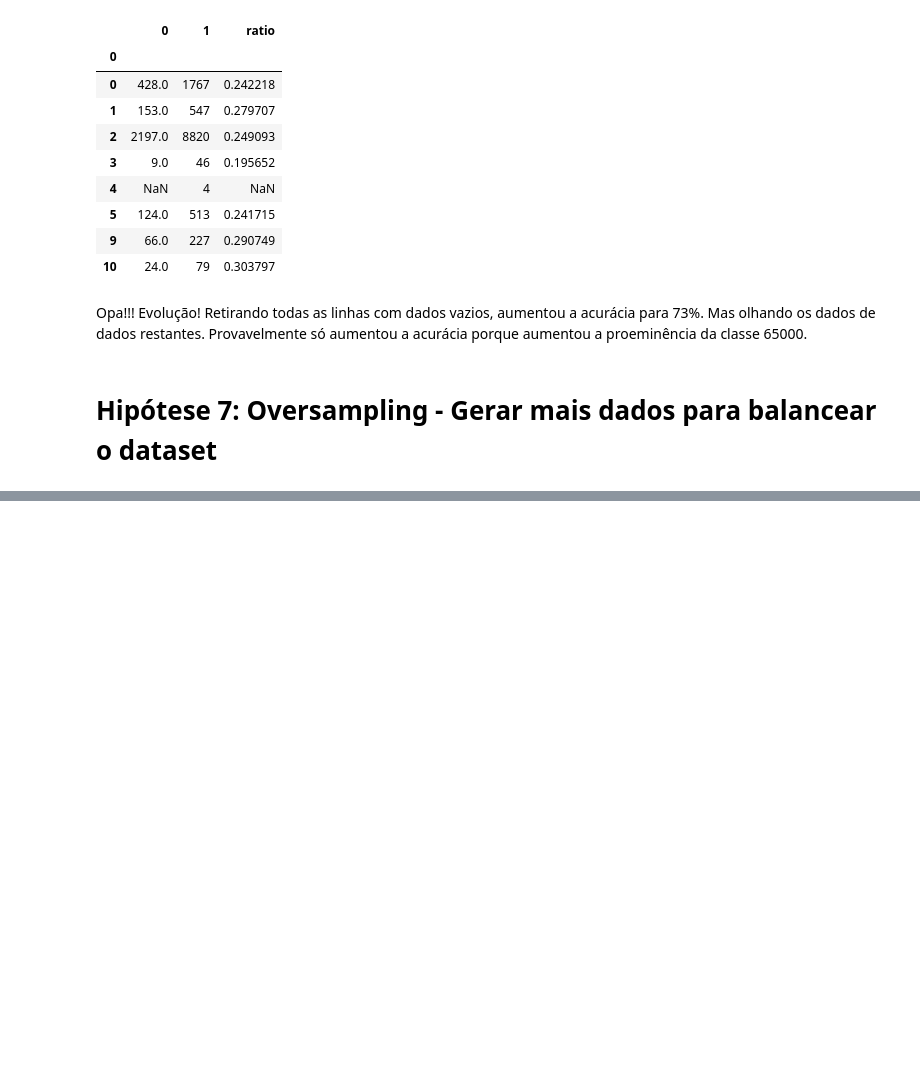
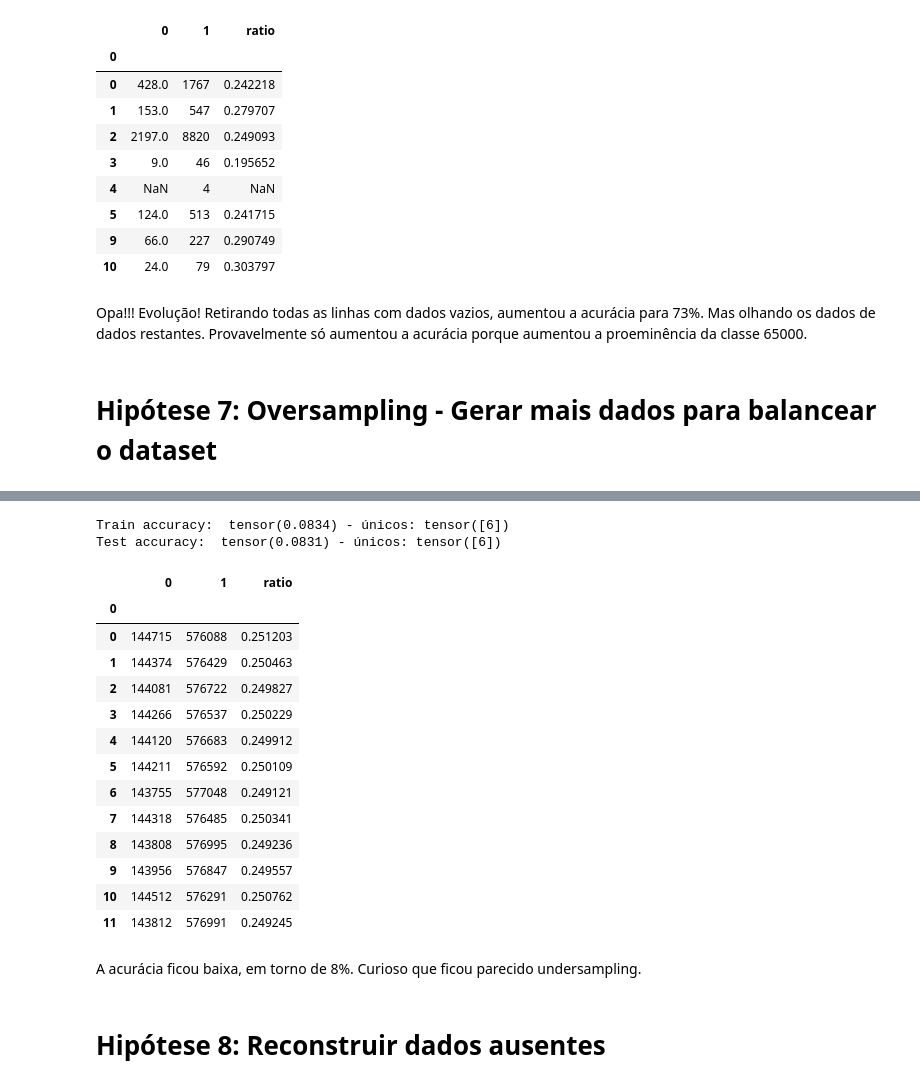
Before and after one commit to jopapo/pos_datascience_redesneurais_tf, a Jupyter notebook: tf.ipynb, the cells around one changed output, grey strips where cells are left out. Cells and saved outputs as stored; diff of their text form; code cells hidden in the pictures; blank space fills up the shorter version.

```diff
--- a/tf.ipynb
+++ b/tf.ipynb
@@ -713,4 +711,25 @@ model_v9 = train_model(ANN_v9, X_train=X_train_9, y_train=y_train_9)
 # %%
-output_hidden_prediction(model_v9)
+#output_hidden_prediction(model_v9)
 print_accuracy(model_v9, X_tr=X_train_9, y_tr=y_train_9, X_te=X_test_9, y_te=y_test_9)
-show_sample_test_ratio(X_tr=X_train_9, X_te=X_test_9)
+print_sample_test_ratio(y_tr=y_train_9, y_te=y_test_9)
+# %% [output]
+Train accuracy:  tensor(0.0834) - únicos: tensor([6])
+Test accuracy:  tensor(0.0831) - únicos: tensor([6])
+|  | 0 | 1 | ratio |
+| 0 |  |  |  |
+| 0 | 144715 | 576088 | 0.251203 |
+| 1 | 144374 | 576429 | 0.250463 |
+| 2 | 144081 | 576722 | 0.249827 |
+| 3 | 144266 | 576537 | 0.250229 |
+| 4 | 144120 | 576683 | 0.249912 |
+| 5 | 144211 | 576592 | 0.250109 |
+| 6 | 143755 | 577048 | 0.249121 |
+| 7 | 144318 | 576485 | 0.250341 |
+| 8 | 143808 | 576995 | 0.249236 |
+| 9 | 143956 | 576847 | 0.249557 |
+| 10 | 144512 | 576291 | 0.250762 |
+| 11 | 143812 | 576991 | 0.249245 |
+# %% [markdown]
+A acurácia ficou baixa, em torno de 8%. Curioso que ficou parecido undersampling.
+# %% [markdown]
+# Hipótese 8: Reconstruir dados ausentes
```
Also changed, not shown: parts of 26 cells of this notebook.
